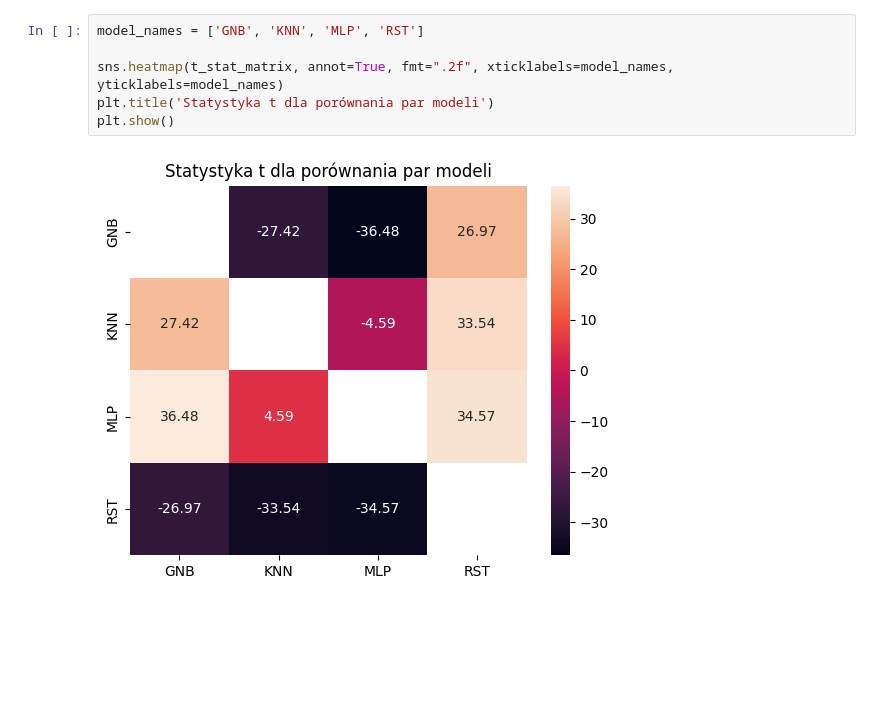
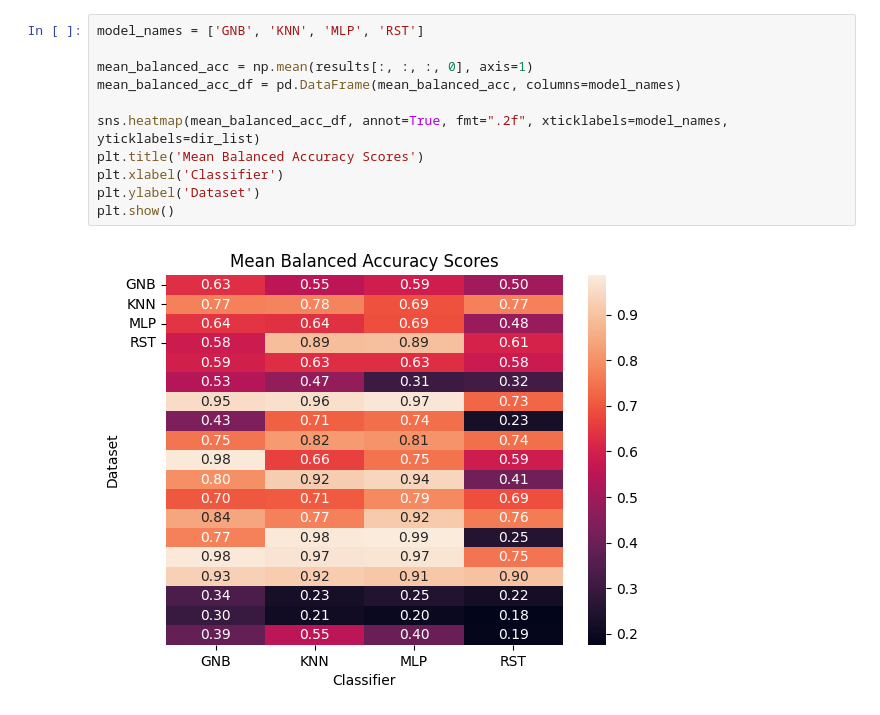
Before and after one commit to wrosky/Random-Stumps-Algorithm, a Jupyter notebook: main.ipynb, the cells around one changed output. Cells and saved outputs as stored; diff of their text form; blank space fills up the shorter version.

Commit message:
Implementation with scores

```diff
--- a/main.ipynb
+++ b/main.ipynb
@@ -167,11 +167,16 @@ print(results_df)
 # %%
 model_names = ['GNB', 'KNN', 'MLP', 'RST']
 
-sns.heatmap(t_stat_matrix, annot=True, fmt=".2f", xticklabels=model_names, yticklabels=model_names)
-plt.title('Statystyka t dla porównania par modeli')
+mean_balanced_acc = np.mean(results[:, :, :, 0], axis=1)
+mean_balanced_acc_df = pd.DataFrame(mean_balanced_acc, columns=model_names)
+
+sns.heatmap(mean_balanced_acc_df, annot=True, fmt=".2f", xticklabels=model_names, yticklabels=dir_list)
+plt.title('Mean Balanced Accuracy Scores')
+plt.xlabel('Classifier')
+plt.ylabel('Dataset')
 plt.show()
 # %% [output]
-[figure, old version]
+[figure, new version]
 # %%
 mean_metrics = results_df.groupby('Classifier').mean()
 mean_metrics.plot(kind='bar', rot=0)
```
Also changed, not shown: parts of 6 cells of this notebook, 19 other files.
